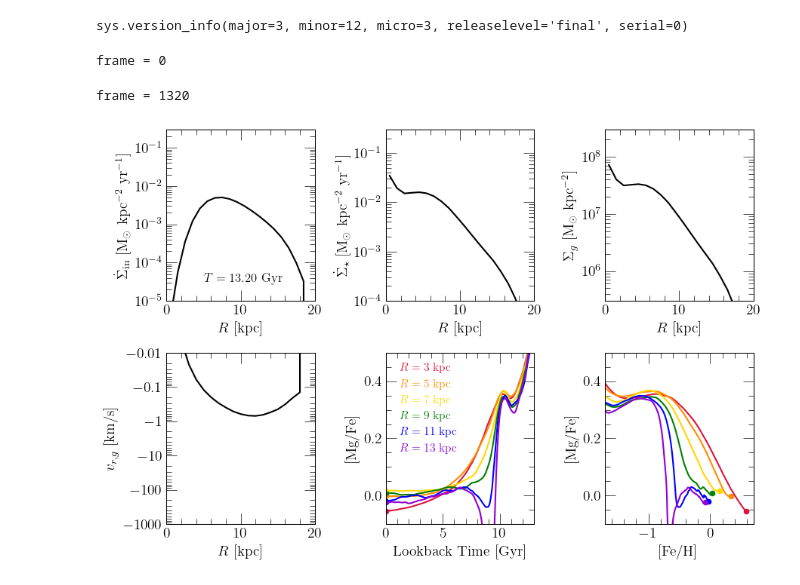
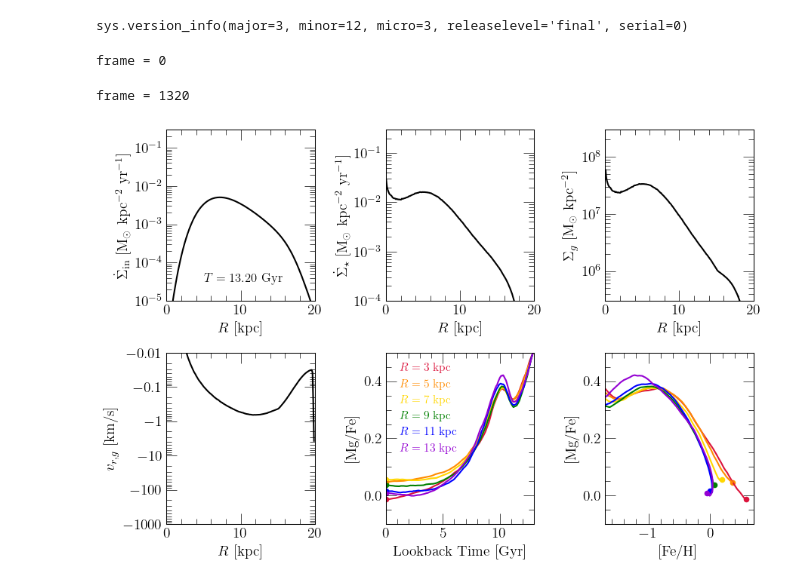
Before and after one commit to giganano/merger-flows, a Jupyter notebook: notebooks/animations.ipynb, the cells around one changed output. Saved outputs shown, nothing was run; the diff lists cells and outputs as text; code cells hidden in the pictures.

```diff
--- a/notebooks/animations.ipynb
+++ b/notebooks/animations.ipynb
@@ -15,7 +15,7 @@ print(sys.version_info)
 # %% [output]
 sys.version_info(major=3, minor=12, micro=3, releaselevel='final', serial=0)
 # %%
-output = vice.output("../outputs/expifr_gse/amd/tacc3p2/massratio3/expsigma/gsebetaphiin-0p8")
+output = vice.output("../outputs/expifr_gse/amd/tacc3p2/massratio3/constsigma/gsebetaphiin+0p8")
 # %%
 RADII = [3, 5, 7, 9, 11, 13]
 COLORS = ["crimson", "darkorange", "gold", "green", "blue", "darkviolet"]
@@ -51,8 +51,8 @@ axes[5].set_ylabel(r"[Mg/Fe]")
 axes[5].set_xlim([-1.7, 0.7])
 axes[5].set_ylim([-0.1, 0.5])
 
-# zone_width = 0.1
-zone_width = 1
+zone_width = 0.1
+# zone_width = 1
 timestamp = axes[0].text(5, 3.0e-5, r"$T = 0.00$ Gyr", fontsize = 12)
 radii = [zone_width * (i + 0.5) for i in range(len(output.zones.keys()))]
 ifrline, = axes[0].plot([], [], c = named_colors()["black"])
@@ -103,32 +103,34 @@ def update(frame):
         zone = int(RADII[i] / zone_width)
         zone = output.zones["zone%d" % (zone)]
         mgfelines[i].set_xdata(zone.history["lookback"][:frame])
         mgfelines[i].set_ydata(zone.history["[mg/fe]"][:frame])
         tracks[i].set_xdata(zone.history["[fe/h]"][:frame])
         tracks[i].set_ydata(zone.history["[mg/fe]"][:frame])
         mgfepoints[i].set_offsets((zone.history["lookback"][frame], zone.history["[mg/fe]"][frame]))
         trackpoints[i].set_offsets((zone.history["[fe/h]"][frame], zone.history["[mg/fe]"][frame]))
     return [ifrline, sfrline, gasline]
 
 kwargs = {
     "loc": mpl_loc("upper left"),
     "fontsize": 11,
     "handlelength": 0
 }
 leg = axes[4].legend(**kwargs)
 fancy_legend(leg, COLORS)
 
 # nframes = len(output.zones["zone0"].history["time"])
 # print("nframes = %d" % (nframes))
 framenumbers = list(range(0, len(output.zones["zone0"].history["time"]), 2))
 plt.tight_layout()
 ani = animation.FuncAnimation(fig, update, repeat = True, blit = True, interval = 50, init_func = init, frames = framenumbers)
 writer = animation.FFMpegWriter(fps = 50)
 # for ext in ["mp4", "gif"]: ani.save("test.%s" % (ext), writer = writer)
 # for ext in ["mp4", "gif"]: ani.save("test2.%s" % (ext), writer = writer)
-ani.save("test4.mp4", writer = writer)
+# ani.save("test4.mp4", writer = writer)
+# ani.save("constsigma.mp4", writer = writer)
+ani.save("./animations/constsigma-prograde.mp4", writer = writer)
 plt.show()
 # %% [output]
 frame = 0
 frame = 1320
-[figure, old version]
+[figure, new version]
```
Also changed, not shown: 26 other files.
